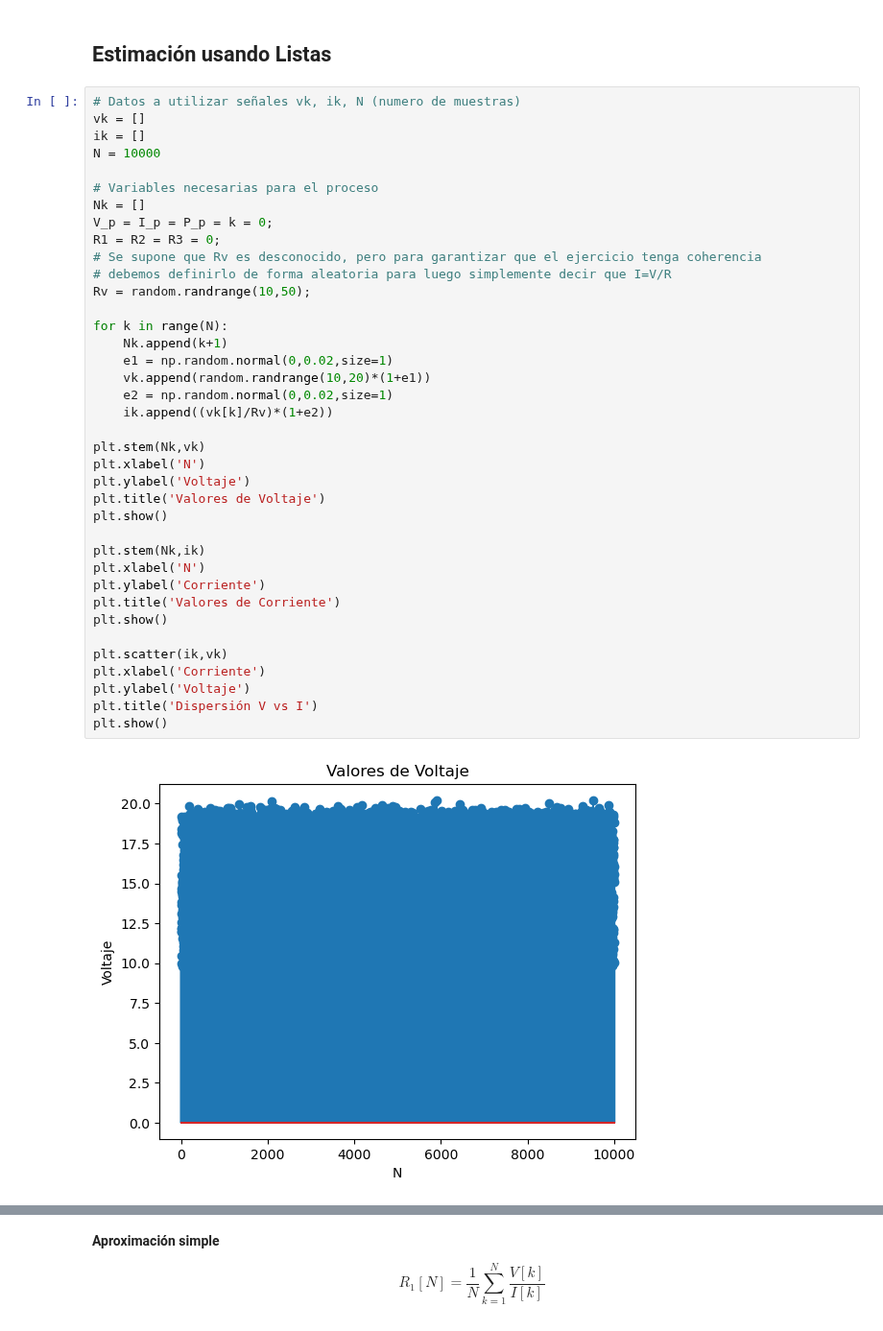
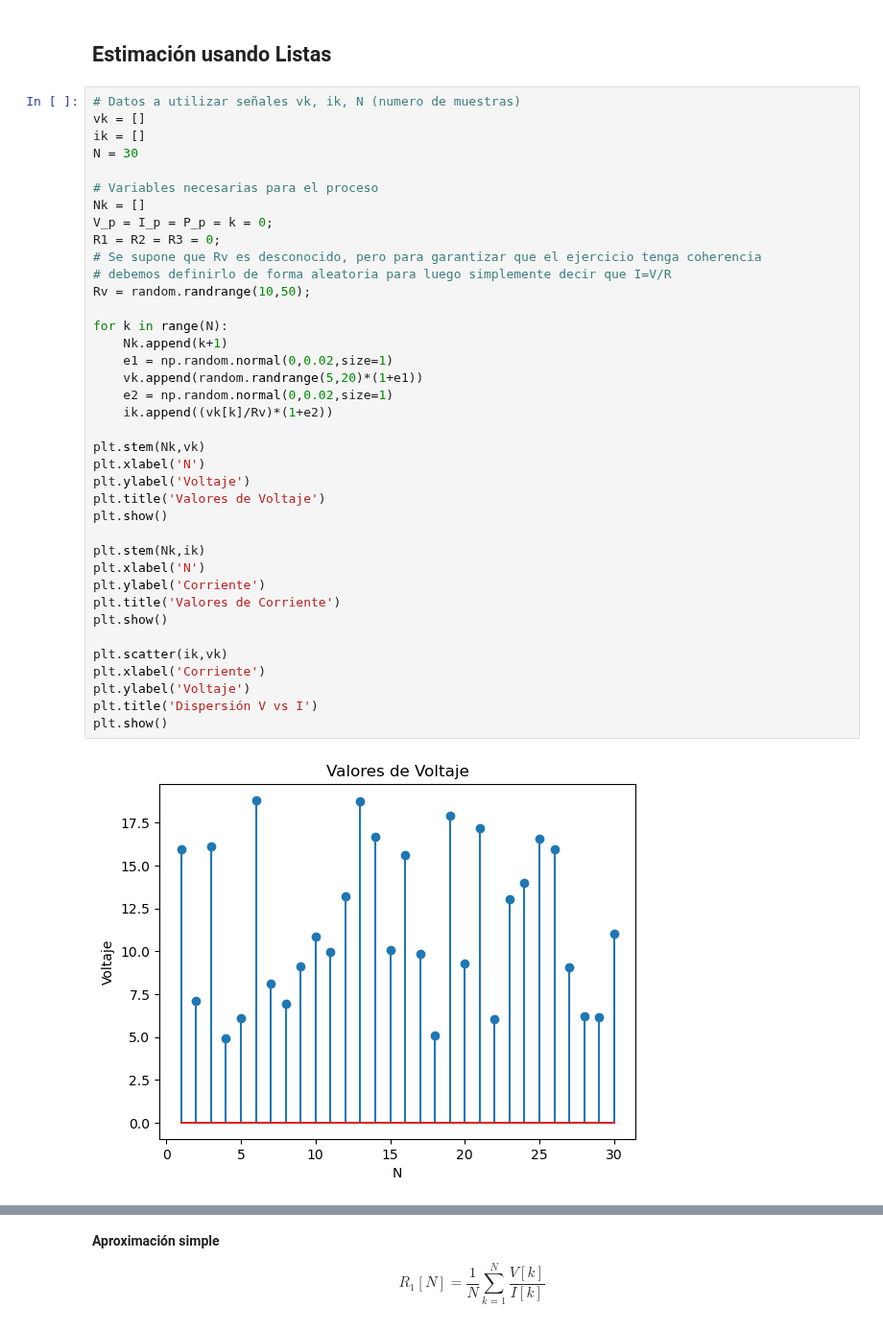
Before and after one commit to jairocuellar/System_identification, a Jupyter notebook: class_03_01.ipynb, the cells around one changed output, grey strips where cells are left out. Shown at 96% size. Saved outputs shown, nothing was run; the diff lists cells and outputs as text.

```diff
--- a/class_03_01.ipynb
+++ b/class_03_01.ipynb
@@ -85,39 +85,39 @@ R_3[N] = \frac{\frac{1}{N}\sum_{k=1}^{N}I[k] \cdot V[k]}{\frac{1}{N}\sum_{k=1}^{
 # Datos a utilizar señales vk, ik, N (numero de muestras)
 vk = []
 ik = []
-N = 10000
+N = 30
 
 # Variables necesarias para el proceso
 Nk = []
 V_p = I_p = P_p = k = 0;
 R1 = R2 = R3 = 0;
 # Se supone que Rv es desconocido, pero para garantizar que el ejercicio tenga coherencia
 # debemos definirlo de forma aleatoria para luego simplemente decir que I=V/R
 Rv = random.randrange(10,50);
 
 for k in range(N):
     Nk.append(k+1)
     e1 = np.random.normal(0,0.02,size=1)
-    vk.append(random.randrange(10,20)*(1+e1))
+    vk.append(random.randrange(5,20)*(1+e1))
     e2 = np.random.normal(0,0.02,size=1)
     ik.append((vk[k]/Rv)*(1+e2))
 
 plt.stem(Nk,vk)
 plt.xlabel('N')
 plt.ylabel('Voltaje')
 plt.title('Valores de Voltaje')
 plt.show()
 
 plt.stem(Nk,ik)
 plt.xlabel('N')
 plt.ylabel('Corriente')
 plt.title('Valores de Corriente')
 plt.show()
 
 plt.scatter(ik,vk)
 plt.xlabel('Corriente')
 plt.ylabel('Voltaje')
 plt.title('Dispersión V vs I')
 plt.show()
 # %% [output]
-[figure, old version]
+[figure, new version]
```
Also changed, not shown: parts of 1 cell of this notebook, 6 other files.
